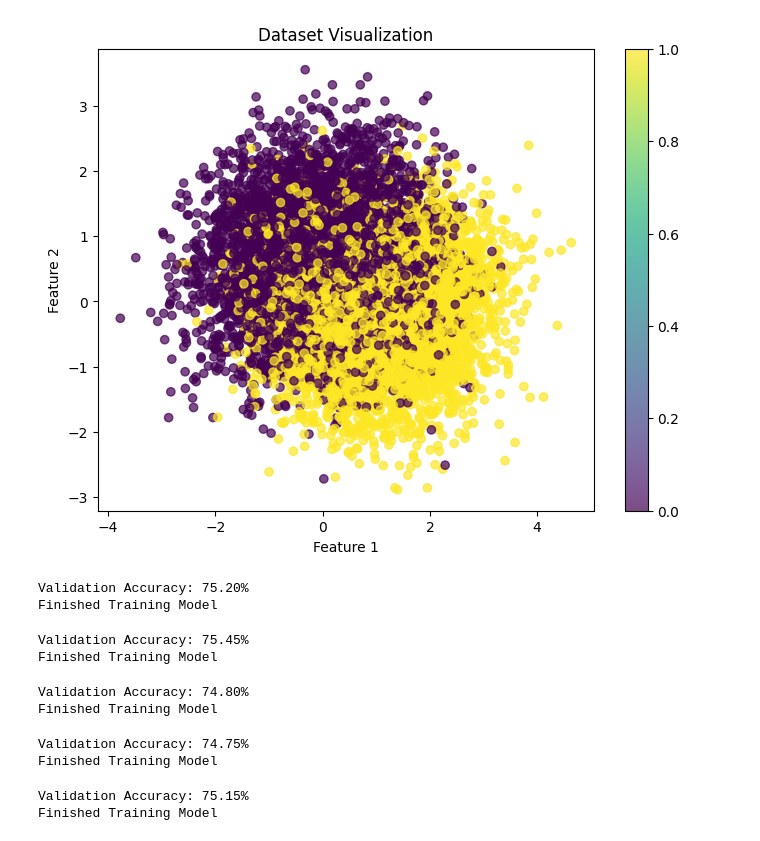
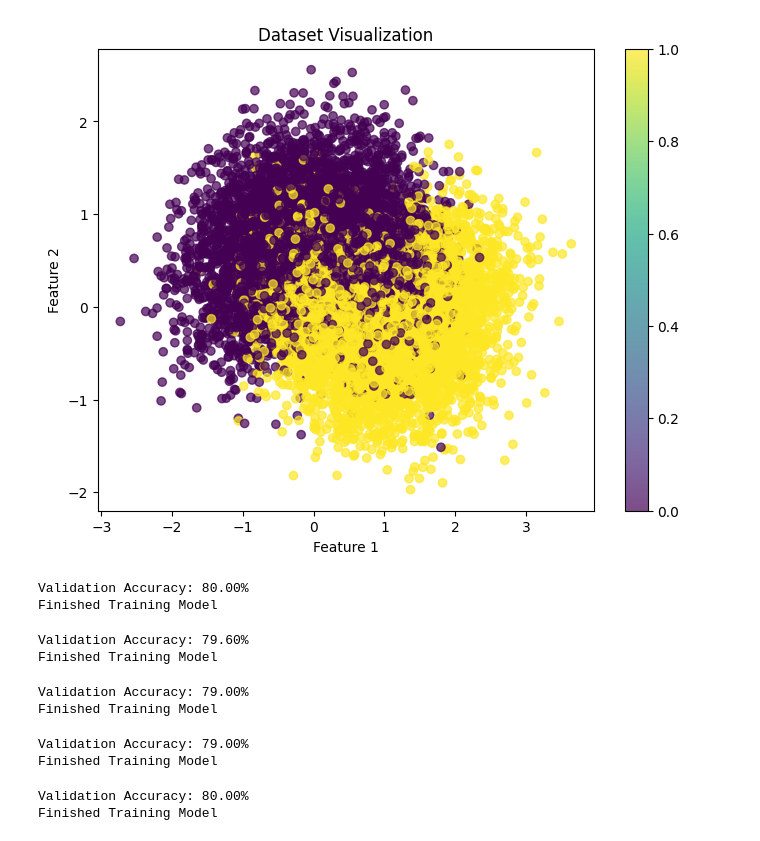
Before and after one commit to 42logos/uamocf, a Jupyter notebook: examples/demo_moon.ipynb, the cells around one changed output. Saved outputs shown, nothing was run; the diff lists cells and outputs as text; code cells hidden in the pictures.

```diff
--- a/examples/demo_moon.ipynb
+++ b/examples/demo_moon.ipynb
@@ -24,24 +24,24 @@ importlib.reload(core.cf_problem)
 # %%
-ds=make_moons(n_samples=10000, noise=0.8, random_state=42)
+ds=make_moons(n_samples=10000, noise=0.5, random_state=42)
 
 tds = TensorDataset(torch.tensor(ds[0], dtype=torch.float32), torch.tensor(ds[1], dtype=torch.long))
 dg=DatasetsDG(tds, num_classes=2)
 dg.plot()
 # %% [output]
-[figure, old version]
+[figure, new version]
 # %%
-models = [SimpleNN(input_dim=2, hidden_dim=48, output_dim=2, depth=3) for _ in range(5)]
+models = [SimpleNN(input_dim=2, hidden_dim=14, output_dim=2, depth=3) for _ in range(5)]
 ensemble_model = EnsembleModel(models=models)
 
 
 # train each model in the ensemble
 device = torch.device("cuda" if torch.cuda.is_available() else "cpu")
 ensemble_model.to(device)
-epochs = 50
-val_data = dg.sample(2000, seed=123)
+epochs = 150
+val_data = dg.sample(500, seed=123)
 for model in ensemble_model.models:
     seed = 42 + hash(model) % 1000  # Simple way to get different seeds
-    samples = dg.sample(5000, seed=seed)
+    samples = dg.sample(400, seed=seed)
     _tds= TensorDataset(samples[0].to(device), samples[1].to(device))
     DL=DataLoader(_tds, batch_size=256, shuffle=True)
     model.train()
@@ -69,15 +69,15 @@ for model in ensemble_model.models:
         print(f"Validation Accuracy: {val_accuracy * 100:.2f}%")
     print(f"Finished Training Model")
 # %% [output]
-Validation Accuracy: 75.20%
+Validation Accuracy: 80.00%
 Finished Training Model
-Validation Accuracy: 75.45%
+Validation Accuracy: 79.60%
 Finished Training Model
-Validation Accuracy: 74.80%
+Validation Accuracy: 79.00%
 Finished Training Model
-Validation Accuracy: 74.75%
+Validation Accuracy: 79.00%
 Finished Training Model
-Validation Accuracy: 75.15%
+Validation Accuracy: 80.00%
 Finished Training Model
 # %%
 # plot decision boundary
```
Also changed, not shown: parts of 7 cells of this notebook, 3 other files.
